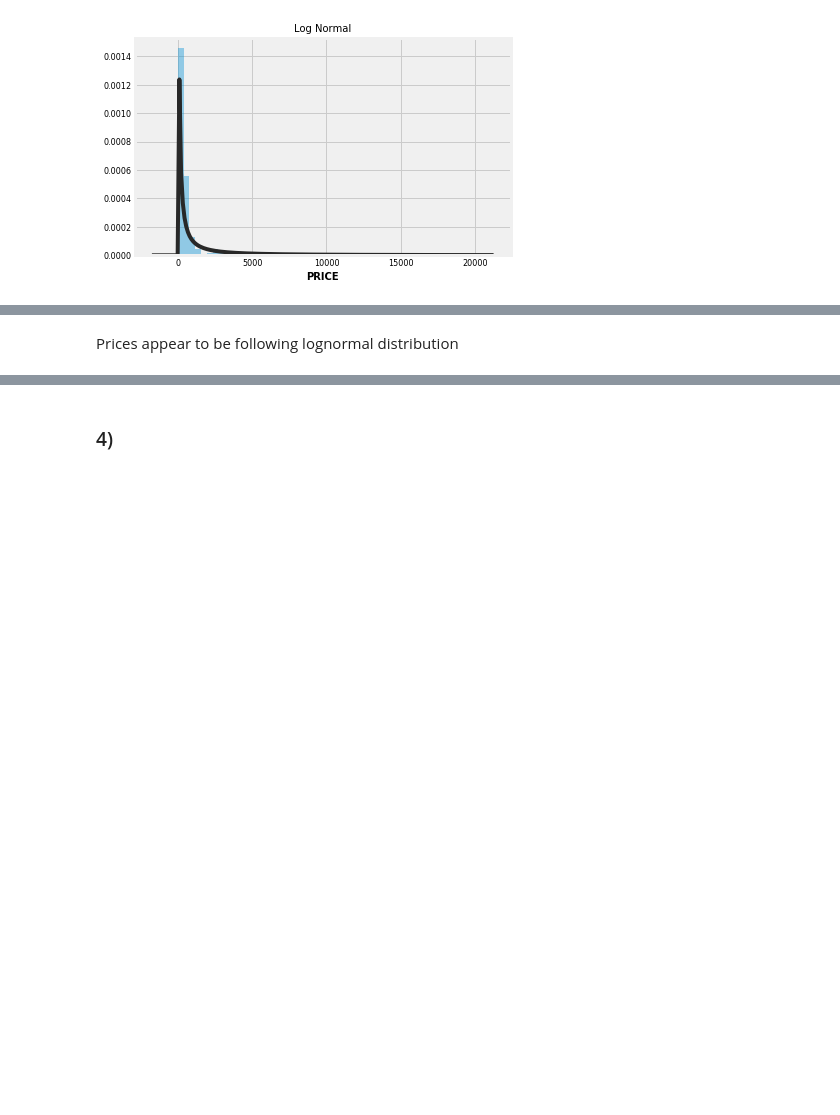
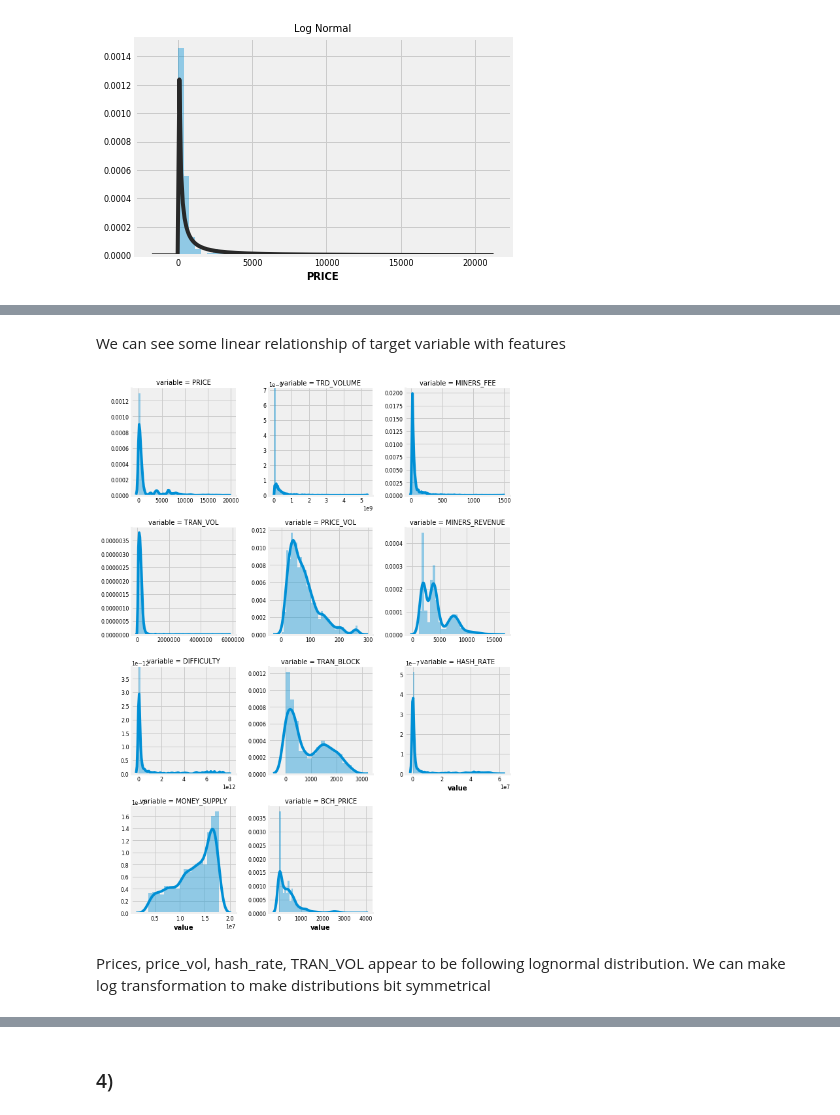
Before and after one commit to rohitchandel12/btc-price-prediction, a Jupyter notebook: models/SimpleNNModel.ipynb, the cells around one changed output, grey strips where cells are left out. Cells and saved outputs as stored; diff of their text form; code cells hidden in the pictures; blank space fills up the shorter version.

```diff
--- a/models/SimpleNNModel.ipynb
+++ b/models/SimpleNNModel.ipynb
@@ -193,3 +261,9 @@ sns.distplot(y_train, kde=False, fit=st.lognorm)
+# %% [markdown]
+We can see some linear relationship of target variable with features
+# %%
+plot_distributions(btc_data)
+# %% [output]
+[figure, added]
 # %% [markdown]
-Prices appear to be following lognormal distribution
+Prices, price_vol, hash_rate, TRAN_VOL appear to be following lognormal distribution. We can make log transformation to make distributions bit symmetrical
 # %%
```
Also changed, not shown: parts of 13 cells of this notebook.
